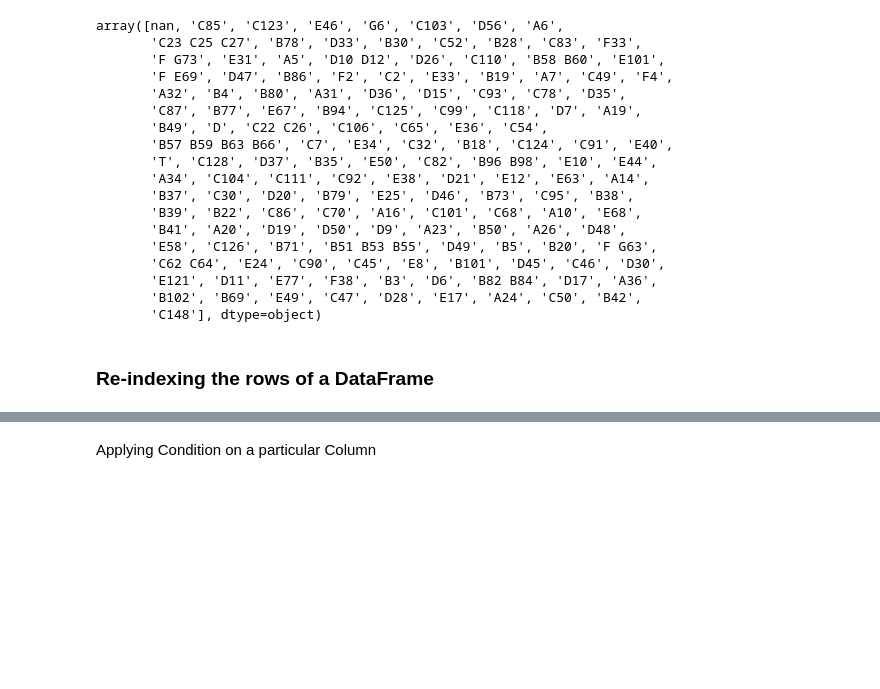
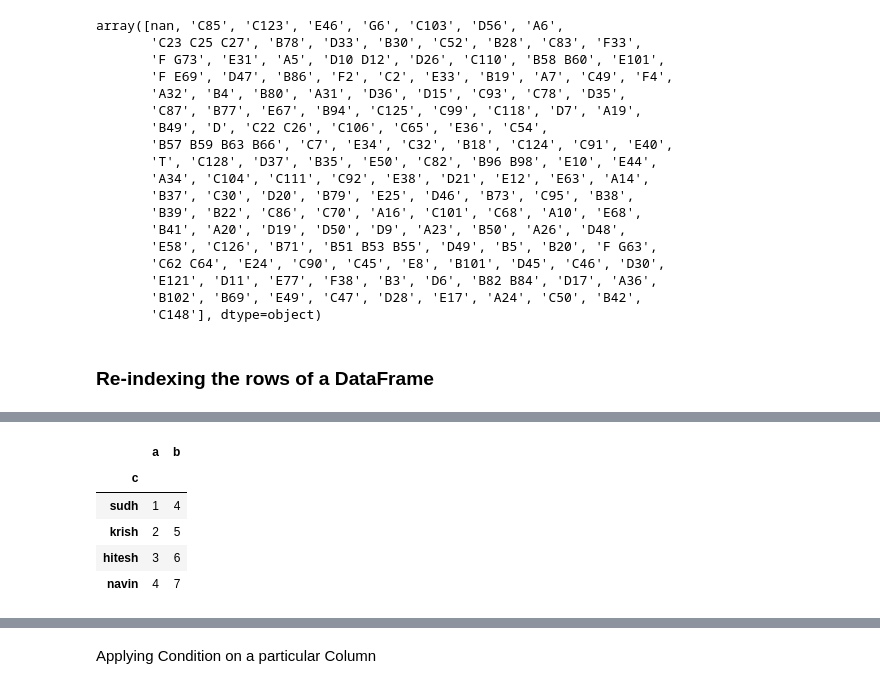
Before and after one commit to Gaurabh007/Python_Programming, a Jupyter notebook: Pandas/02_Pandas.ipynb, the cells around one changed output, grey strips where cells are left out. Drawn from its saved outputs; the diff is of its cells as text; code cells hidden in the pictures; blank space fills up the shorter version.

```diff
--- a/Pandas/02_Pandas.ipynb
+++ b/Pandas/02_Pandas.ipynb
@@ -218,0 +238,9 @@ array([nan, 'C85', 'C123', 'E46', 'G6', 'C103', 'D56', 'A6',
+# %%
+df3
+# %% [output]
+|  | a | b |
+| c |  |  |
+| sudh | 1 | 4 |
+| krish | 2 | 5 |
+| hitesh | 3 | 6 |
+| navin | 4 | 7 |
```
Also changed, not shown: parts of 6 cells of this notebook.
